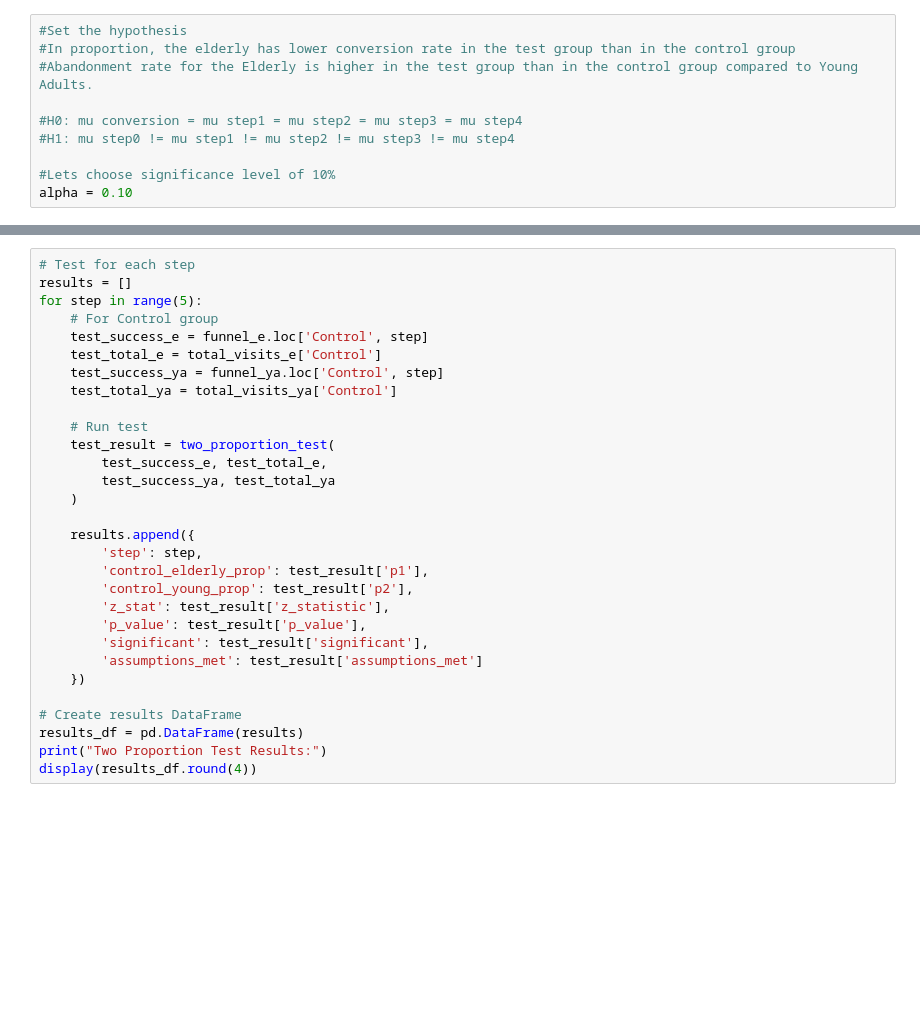
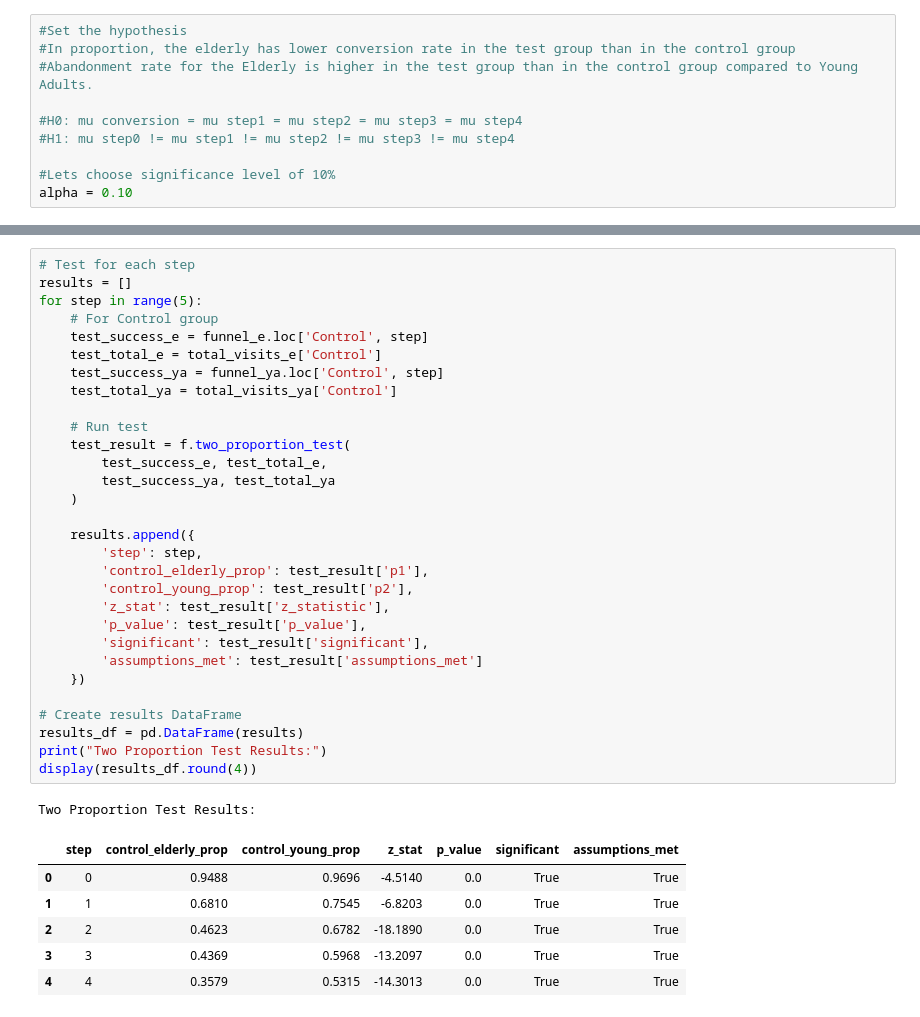
Before and after one commit to ricgolding/second-project-eda-inf-stats, a Jupyter notebook: notebooks/kpi_conversion_funnel_eb.ipynb, the cells around one changed output, grey strips where cells are left out. Cells and saved outputs as stored; diff of their text form; blank space fills up the shorter version.

```diff
--- a/notebooks/kpi_conversion_funnel_eb.ipynb
+++ b/notebooks/kpi_conversion_funnel_eb.ipynb
@@ -207,30 +284,38 @@ display(results_df.round(4))
 # %%
 # Test for each step
 results = []
 for step in range(5):
     # For Control group
     test_success_e = funnel_e.loc['Control', step]
     test_total_e = total_visits_e['Control']
     test_success_ya = funnel_ya.loc['Control', step]
     test_total_ya = total_visits_ya['Control']
 
     # Run test
-    test_result = two_proportion_test(
+    test_result = f.two_proportion_test(
         test_success_e, test_total_e,
         test_success_ya, test_total_ya
     )
 
     results.append({
         'step': step,
         'control_elderly_prop': test_result['p1'],
         'control_young_prop': test_result['p2'],
         'z_stat': test_result['z_statistic'],
         'p_value': test_result['p_value'],
         'significant': test_result['significant'],
         'assumptions_met': test_result['assumptions_met']
     })
 
 # Create results DataFrame
 results_df = pd.DataFrame(results)
 print("Two Proportion Test Results:")
 display(results_df.round(4))
+# %% [output]
+Two Proportion Test Results:
+|  | step | control_elderly_prop | control_young_prop | z_stat | p_value | significant | assumptions_met |
+| 0 | 0 | 0.9488 | 0.9696 | -4.5140 | 0.0 | True | True |
+| 1 | 1 | 0.6810 | 0.7545 | -6.8203 | 0.0 | True | True |
+| 2 | 2 | 0.4623 | 0.6782 | -18.1890 | 0.0 | True | True |
+| 3 | 3 | 0.4369 | 0.5968 | -13.2097 | 0.0 | True | True |
+| 4 | 4 | 0.3579 | 0.5315 | -14.3013 | 0.0 | True | True |
```
Also changed, not shown: parts of 10 cells of this notebook, 2 other files.
